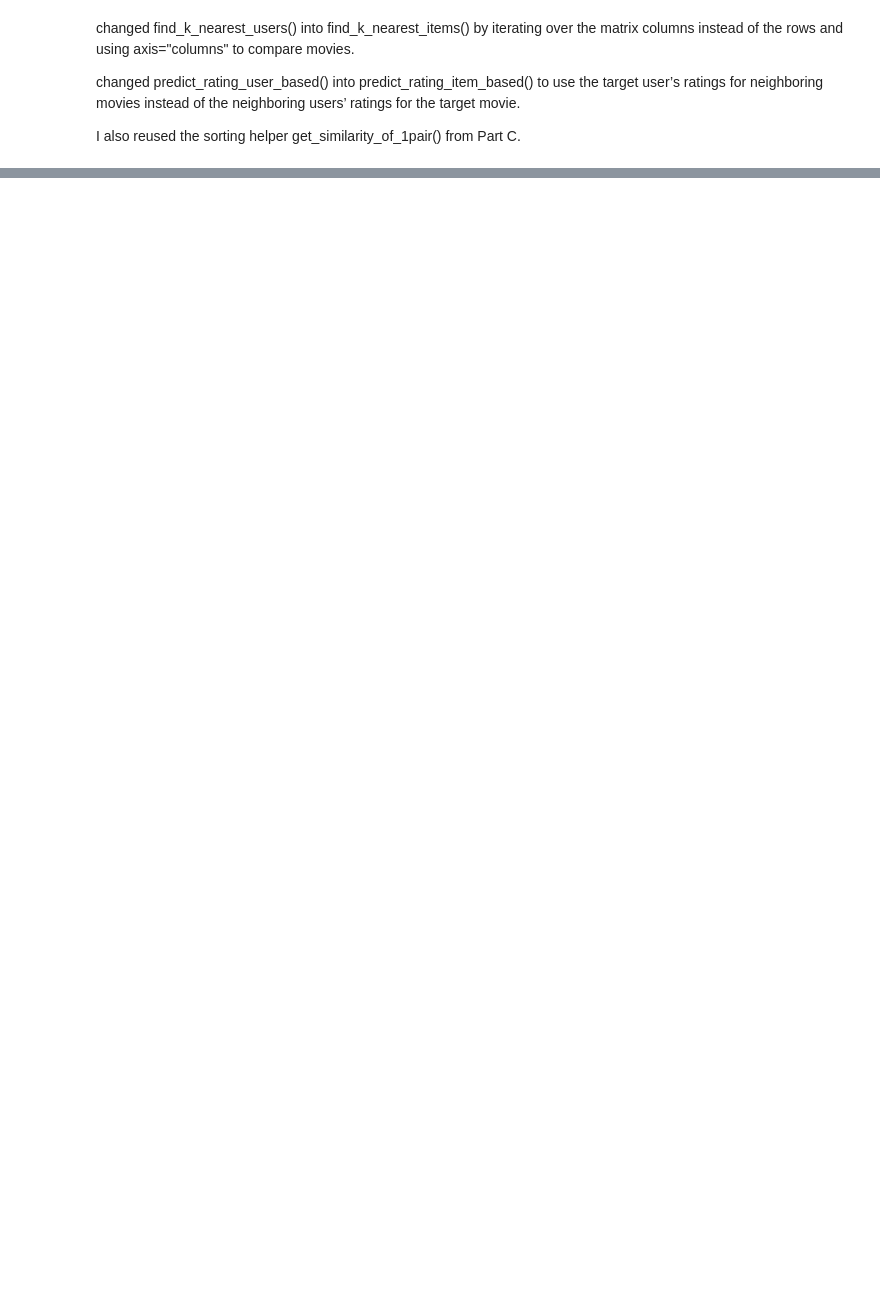
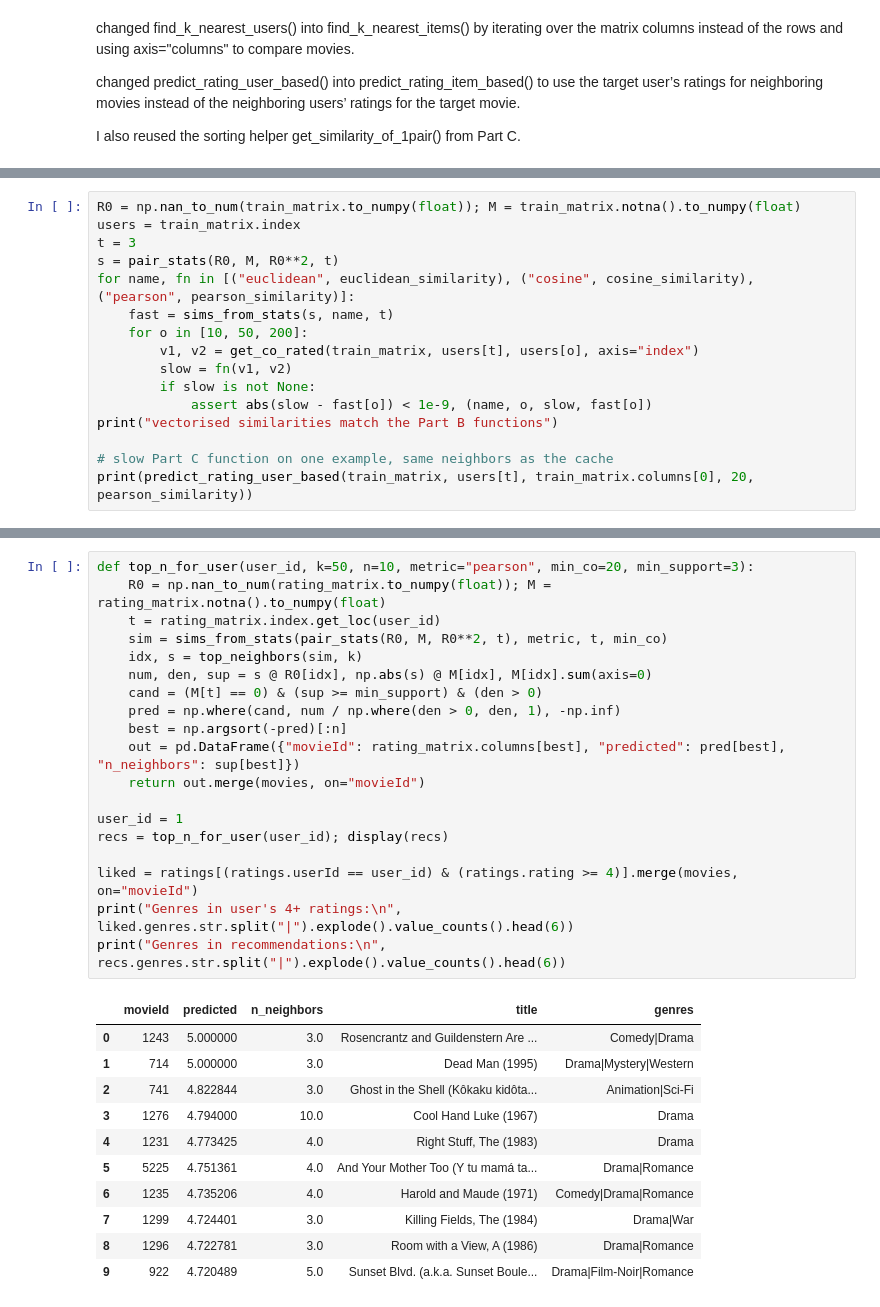
Before and after one commit to aseelibrahim123/ML_lab1, a Jupyter notebook: ML_lab1.ipynb, the cells around one changed output, grey strips where cells are left out. Drawn from its saved outputs; the diff is of its cells as text; blank space fills up the shorter version.

```diff
--- a/ML_lab1.ipynb
+++ b/ML_lab1.ipynb
@@ -382,0 +544,16 @@ I also reused the sorting helper get_similarity_of_1pair() from Part C.
+# %%
+R0 = np.nan_to_num(train_matrix.to_numpy(float)); M = train_matrix.notna().to_numpy(float)
+users = train_matrix.index
+t = 3
+s = pair_stats(R0, M, R0**2, t)
+for name, fn in [("euclidean", euclidean_similarity), ("cosine", cosine_similarity), ("pearson", pearson_similarity)]:
+    fast = sims_from_stats(s, name, t)
+    for o in [10, 50, 200]:
+        v1, v2 = get_co_rated(train_matrix, users[t], users[o], axis="index")
+        slow = fn(v1, v2)
+        if slow is not None:
+            assert abs(slow - fast[o]) < 1e-9, (name, o, slow, fast[o])
+print("vectorised similarities match the Part B functions")
+
+# slow Part C function on one example, same neighbors as the cache
+print(predict_rating_user_based(train_matrix, users[t], train_matrix.columns[0], 20, pearson_similarity))
@@ -382,0 +609,31 @@ I also reused the sorting helper get_similarity_of_1pair() from Part C.
+# %%
+def top_n_for_user(user_id, k=50, n=10, metric="pearson", min_co=20, min_support=3):
+    R0 = np.nan_to_num(rating_matrix.to_numpy(float)); M = rating_matrix.notna().to_numpy(float)
+    t = rating_matrix.index.get_loc(user_id)
+    sim = sims_from_stats(pair_stats(R0, M, R0**2, t), metric, t, min_co)
+    idx, s = top_neighbors(sim, k)
+    num, den, sup = s @ R0[idx], np.abs(s) @ M[idx], M[idx].sum(axis=0)
+    cand = (M[t] == 0) & (sup >= min_support) & (den > 0)
+    pred = np.where(cand, num / np.where(den > 0, den, 1), -np.inf)
+    best = np.argsort(-pred)[:n]
+    out = pd.DataFrame({"movieId": rating_matrix.columns[best], "predicted": pred[best], "n_neighbors": sup[best]})
+    return out.merge(movies, on="movieId")
+
+user_id = 1
+recs = top_n_for_user(user_id); display(recs)
+
+liked = ratings[(ratings.userId == user_id) & (ratings.rating >= 4)].merge(movies, on="movieId")
+print("Genres in user's 4+ ratings:\n", liked.genres.str.split("|").explode().value_counts().head(6))
+print("Genres in recommendations:\n", recs.genres.str.split("|").explode().value_counts().head(6))
+# %% [output]
+|  | movieId | predicted | n_neighbors | title | genres |
+| 0 | 1243 | 5.000000 | 3.0 | Rosencrantz and Guildenstern Are ... | Comedy|Drama |
+| 1 | 714 | 5.000000 | 3.0 | Dead Man (1995) | Drama|Mystery|Western |
+| 2 | 741 | 4.822844 | 3.0 | Ghost in the Shell (Kôkaku kidôta... | Animation|Sci-Fi |
+| 3 | 1276 | 4.794000 | 10.0 | Cool Hand Luke (1967) | Drama |
+| 4 | 1231 | 4.773425 | 4.0 | Right Stuff, The (1983) | Drama |
+| 5 | 5225 | 4.751361 | 4.0 | And Your Mother Too (Y tu mamá ta... | Drama|Romance |
+| 6 | 1235 | 4.735206 | 4.0 | Harold and Maude (1971) | Comedy|Drama|Romance |
+| 7 | 1299 | 4.724401 | 3.0 | Killing Fields, The (1984) | Drama|War |
+| 8 | 1296 | 4.722781 | 3.0 | Room with a View, A (1986) | Drama|Romance |
+| 9 | 922 | 4.720489 | 5.0 | Sunset Blvd. (a.k.a. Sunset Boule... | Drama|Film-Noir|Romance |
```
Also changed, not shown: parts of 11 cells of this notebook.
